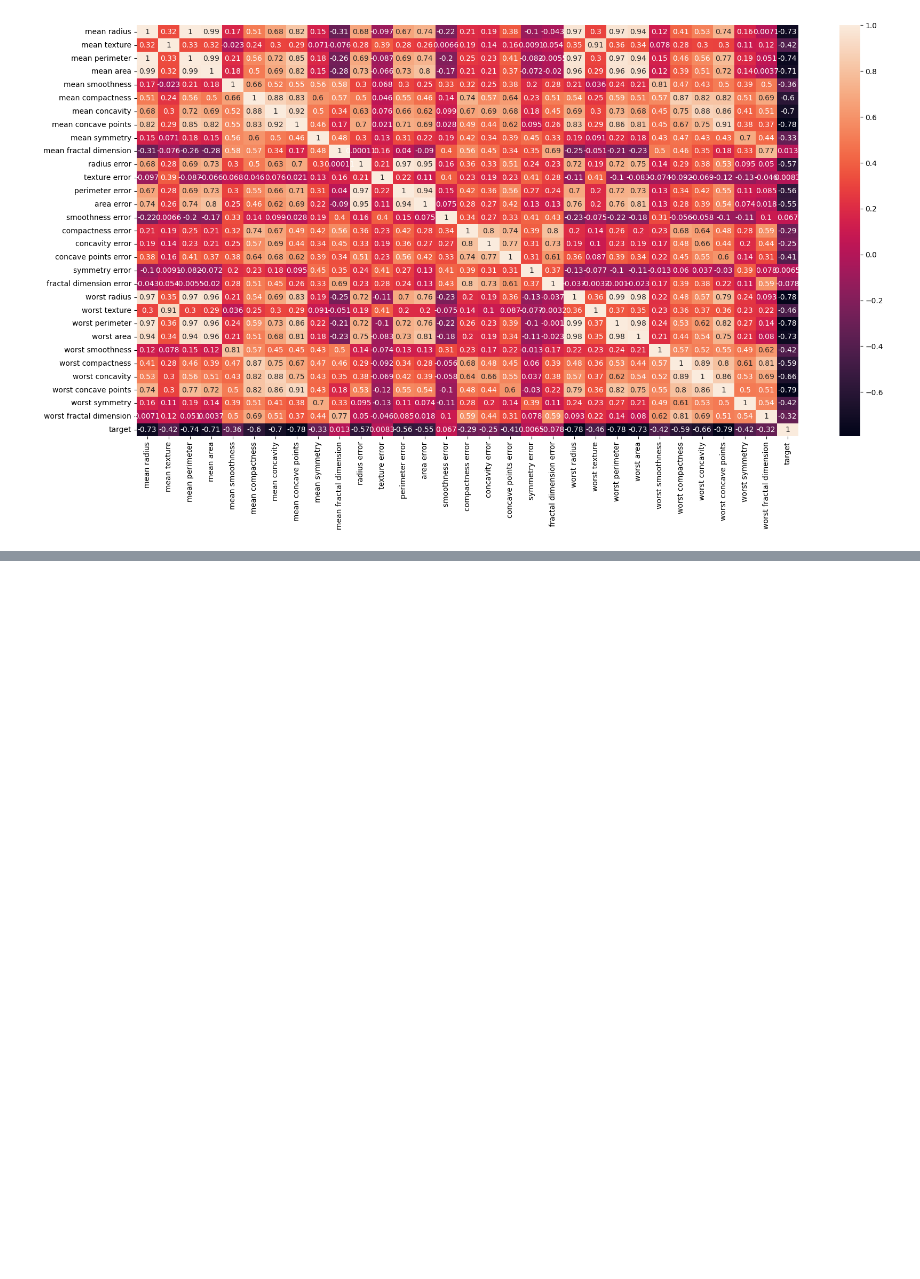
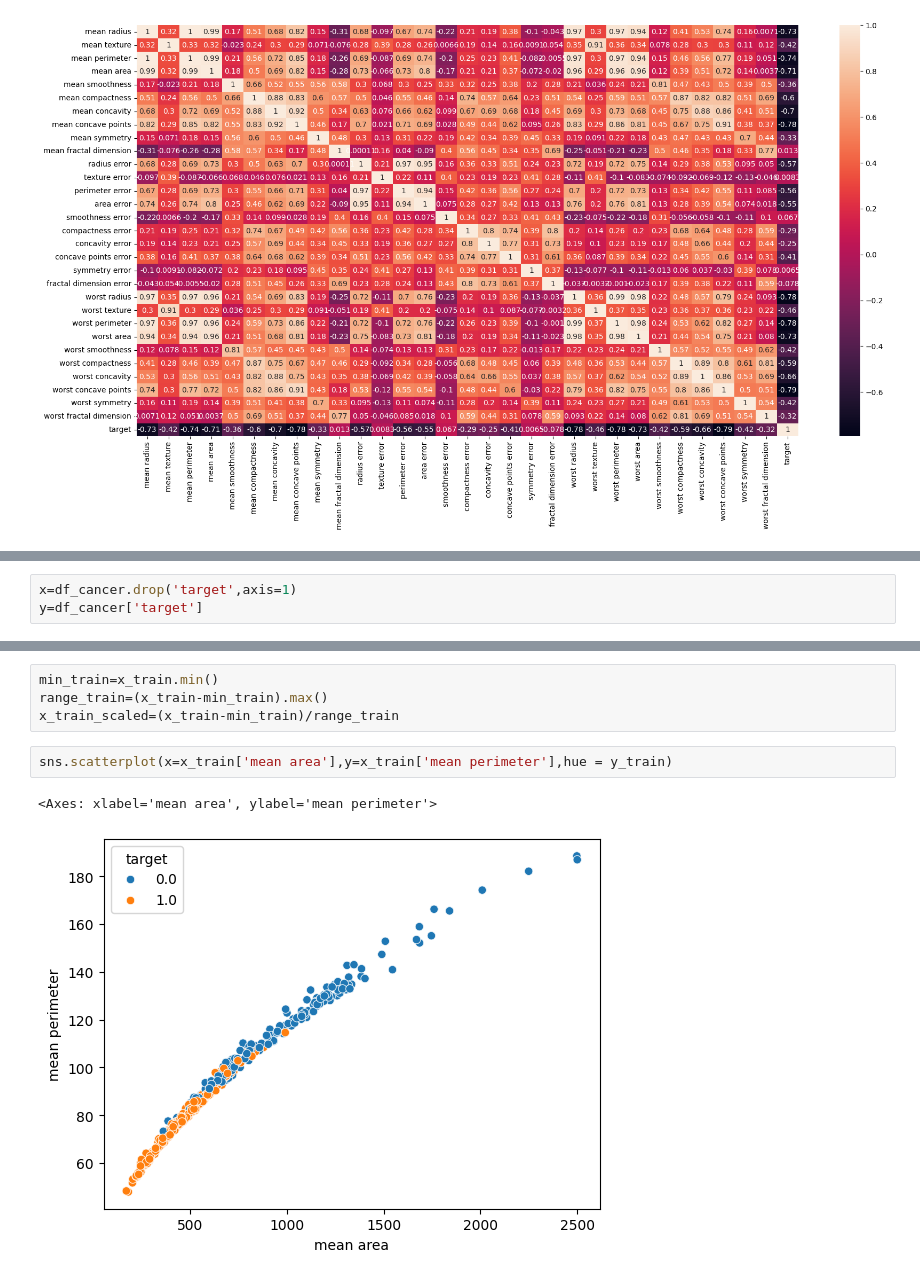
Before and after one commit to NARAYANAN0101/machine-learning-projects, a Jupyter notebook: Breast_Cancer_Classification.ipynb, the cells around one changed output, grey strips where cells are left out. Saved outputs shown, nothing was run; the diff lists cells and outputs as text; blank space fills up the shorter version.

```diff
--- a/Breast_Cancer_Classification.ipynb
+++ b/Breast_Cancer_Classification.ipynb
@@ -143,0 +146,3 @@ sns.heatmap(df_cancer.corr(), annot=True)
+# %%
+x=df_cancer.drop('target',axis=1)
+y=df_cancer['target']
@@ -143,0 +182,9 @@ sns.heatmap(df_cancer.corr(), annot=True)
+# %%
+min_train=x_train.min()
+range_train=(x_train-min_train).max()
+x_train_scaled=(x_train-min_train)/range_train
+# %%
+sns.scatterplot(x=x_train['mean area'],y=x_train['mean perimeter'],hue = y_train)
+# %% [output]
+<Axes: xlabel='mean area', ylabel='mean perimeter'>
+[figure, added]
```
Also changed, not shown: parts of 28 cells of this notebook.
